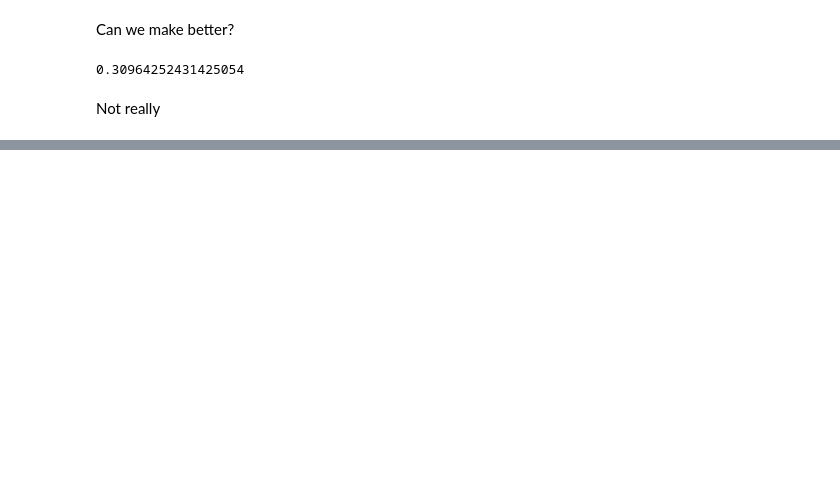
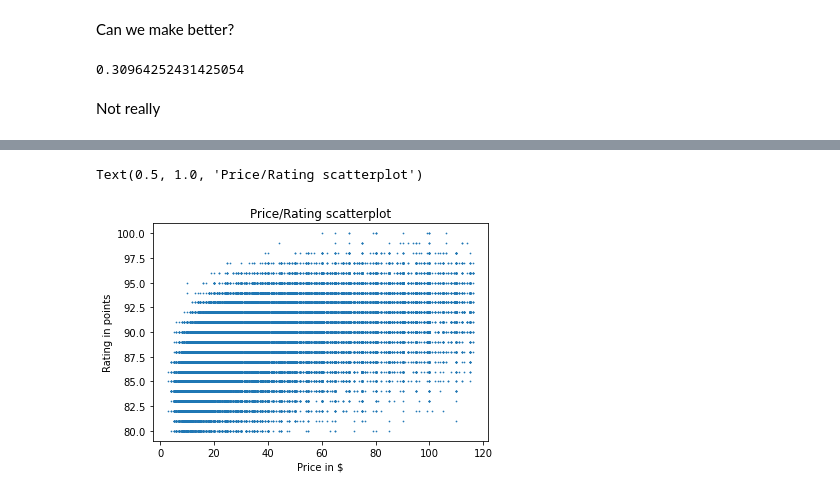
Before and after one commit to m-jeu/wine_stats, a Jupyter notebook: code.ipynb, the cells around one changed output, grey strips where cells are left out. Cells and saved outputs as stored; diff of their text form; code cells hidden in the pictures; blank space fills up the shorter version.

```diff
--- a/code.ipynb
+++ b/code.ipynb
@@ -375,0 +418,8 @@ Not really
+# %%
+plt.scatter(df_numeric["price"], df_numeric["rating"], s=0.5, alpha=.9999)
+plt.xlabel("Price in $")
+plt.ylabel("Rating in points")
+plt.title("Price/Rating scatterplot")
+# %% [output]
+Text(0.5, 1.0, 'Price/Rating scatterplot')
+[figure, added]
```
Also changed, not shown: parts of 7 cells of this notebook.
